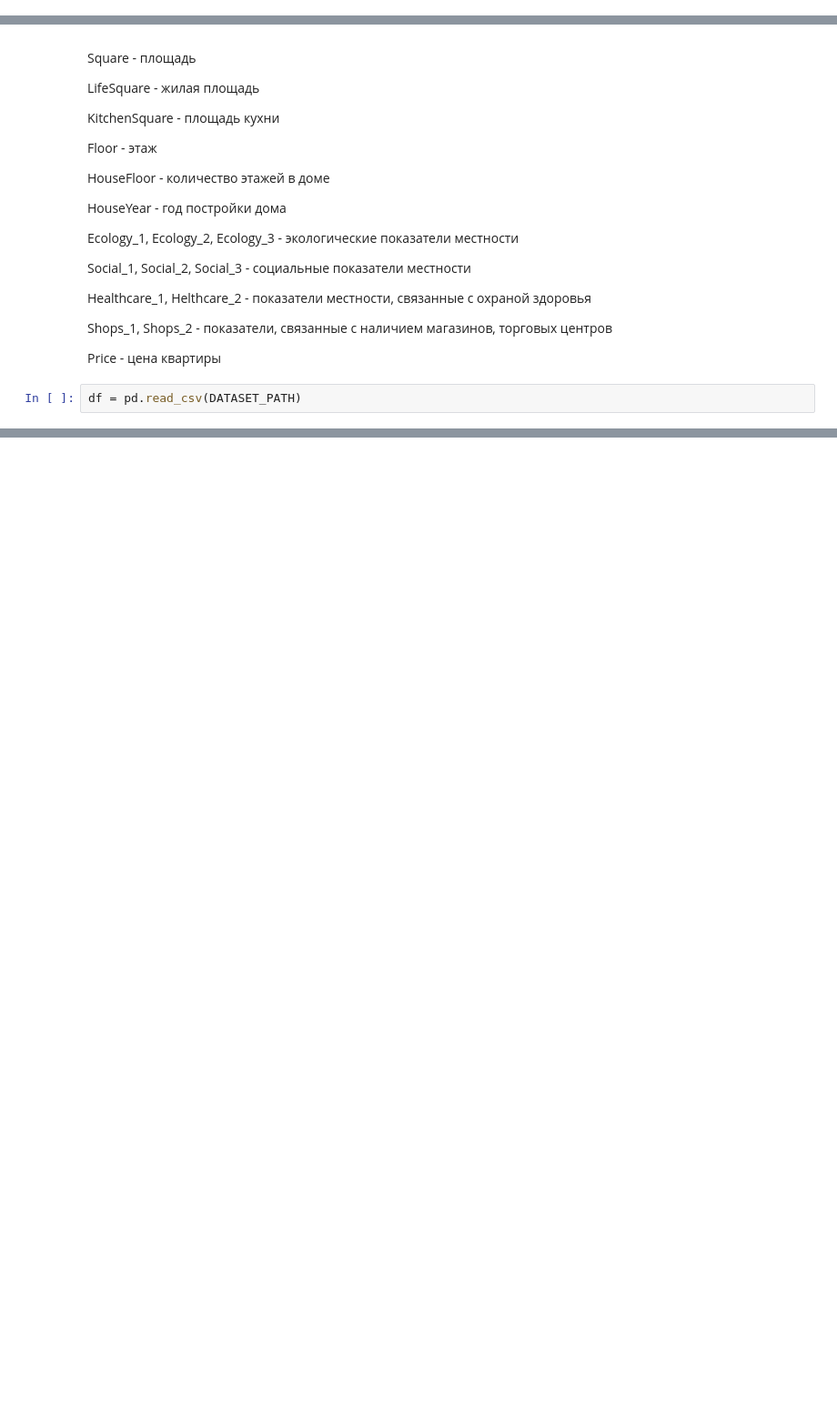
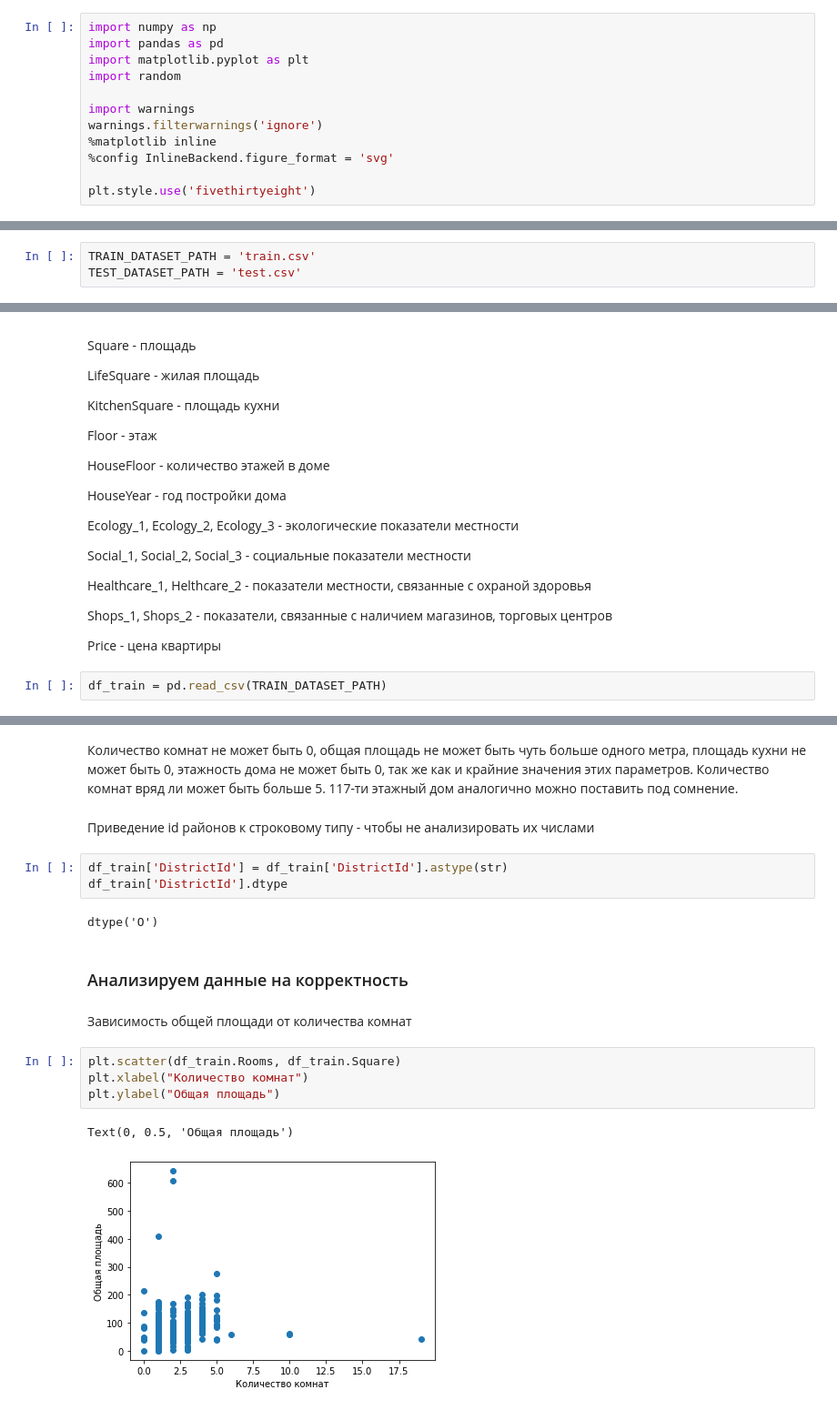
Before and after one commit to pa-ershov/lib_num, a Jupyter notebook: RealEstatePricePrediction/index.ipynb, the cells around one changed output, grey strips where cells are left out. Shown: that part at 91% size. Saved outputs shown, nothing was run; the diff lists cells and outputs as text; blank space fills up the shorter version.

```diff
--- a/RealEstatePricePrediction/index.ipynb
+++ b/RealEstatePricePrediction/index.ipynb
@@ -7,0 +5,12 @@ DATASET_PATH = 'test.csv'
+# %%
+import numpy as np
+import pandas as pd
+import matplotlib.pyplot as plt
+import random
+
+import warnings
+warnings.filterwarnings('ignore')
+%matplotlib inline
+%config InlineBackend.figure_format = 'svg'
+
+plt.style.use('fivethirtyeight')
@@ -8,3 +19,6 @@ DATASET_PATH = 'test.csv'
+# %%
+TRAIN_DATASET_PATH = 'train.csv'
+TEST_DATASET_PATH = 'test.csv'
 # %% [markdown]
 ## Data fields
 Id - идентификационный номер квартиры
@@ -35,4 +49,4 @@ Shops_1, Shops_2 - показатели, связанные с наличием
 
 Price - цена квартиры
 # %%
-df = pd.read_csv(DATASET_PATH)
+df_train = pd.read_csv(TRAIN_DATASET_PATH)
@@ -60,0 +156,20 @@ df.shape
+# %% [markdown]
+Количество комнат не может быть 0, общая площадь не может быть чуть больше одного метра, площадь кухни не может быть 0, этажность дома не может быть 0, так же как и крайние значения этих параметров. Количество комнат вряд ли может быть больше 5. 117-ти этажный дом аналогично можно поставить под сомнение.
+# %% [markdown]
+Приведение id районов к строковому типу - чтобы не анализировать их числами
+# %%
+df_train['DistrictId'] = df_train['DistrictId'].astype(str)
+df_train['DistrictId'].dtype
+# %% [output]
+dtype('O')
+# %% [markdown]
+### Анализируем данные на корректность
+# %% [markdown]
+Зависимость общей площади от количества комнат
+# %%
+plt.scatter(df_train.Rooms, df_train.Square)
+plt.xlabel("Количество комнат")
+plt.ylabel("Общая площадь")
+# %% [output]
+Text(0, 0.5, 'Общая площадь')
+[figure, added]
```
Also changed, not shown: parts of 37 cells of this notebook.
